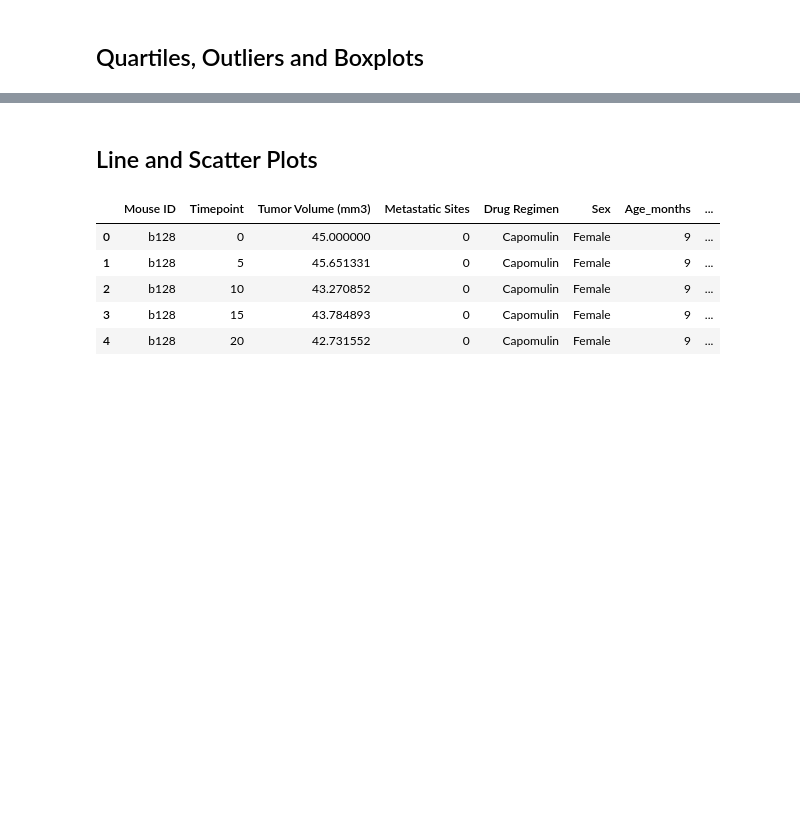
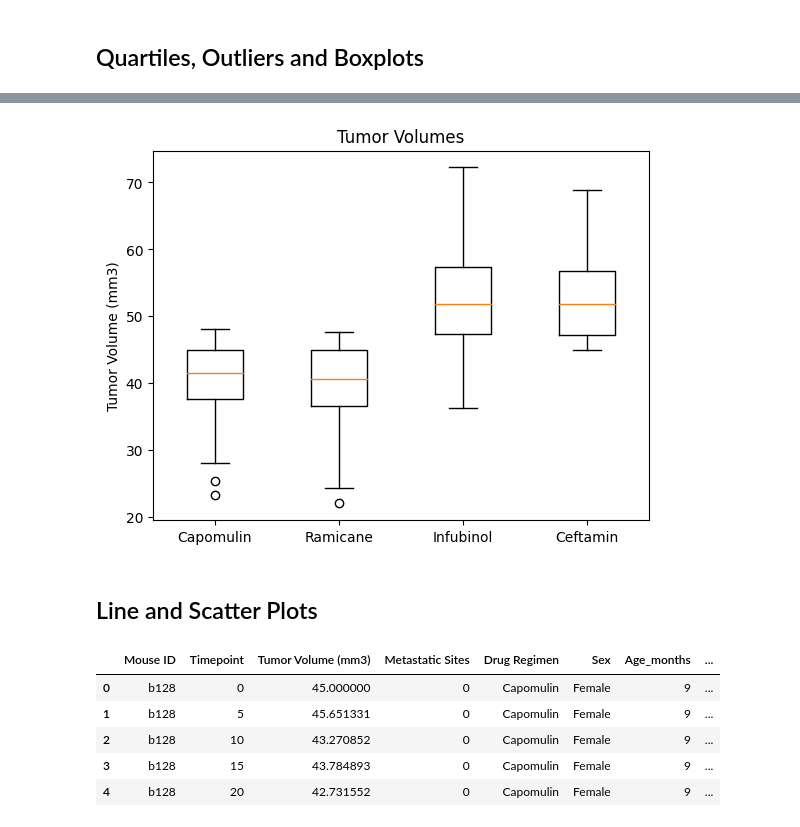
Before and after one commit to a676-code/plotting-challenge, a Jupyter notebook: Pymaceuticals/pymaceuticals.ipynb, the cells around one changed output, grey strips where cells are left out. Saved outputs shown, nothing was run; the diff lists cells and outputs as text; code cells hidden in the pictures; blank space fills up the shorter version.

Commit message:
added boxplots

```diff
--- a/Pymaceuticals/pymaceuticals.ipynb
+++ b/Pymaceuticals/pymaceuticals.ipynb
@@ -294,5 +315,13 @@ Name: Drug Regimen, Length: 39996, dtype: object
 # %%
-# Generate a box plot that shows the distrubution of the tumor volume for each treatment group.
+# Generate a box plot that shows the distribution of the tumor volume for each treatment group.
+fig1, ax1 = plt.subplots()
+ax1.set_title("Tumor Volumes")
+ax1.set_ylabel("Tumor Volume (mm3)")
+ax1.boxplot(tumorVolumes)
+ax1.set_xticklabels(treatments)
+plt.show()
+# %% [output]
+[figure, added]
 # %% [markdown]
 ## Line and Scatter Plots
 # %%
```
Also changed, not shown: parts of 6 cells of this notebook.
